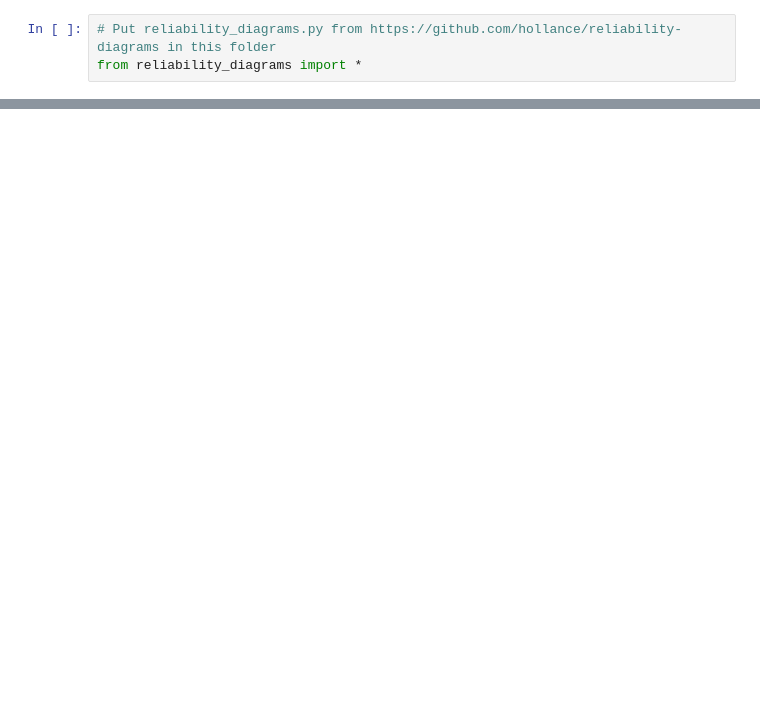
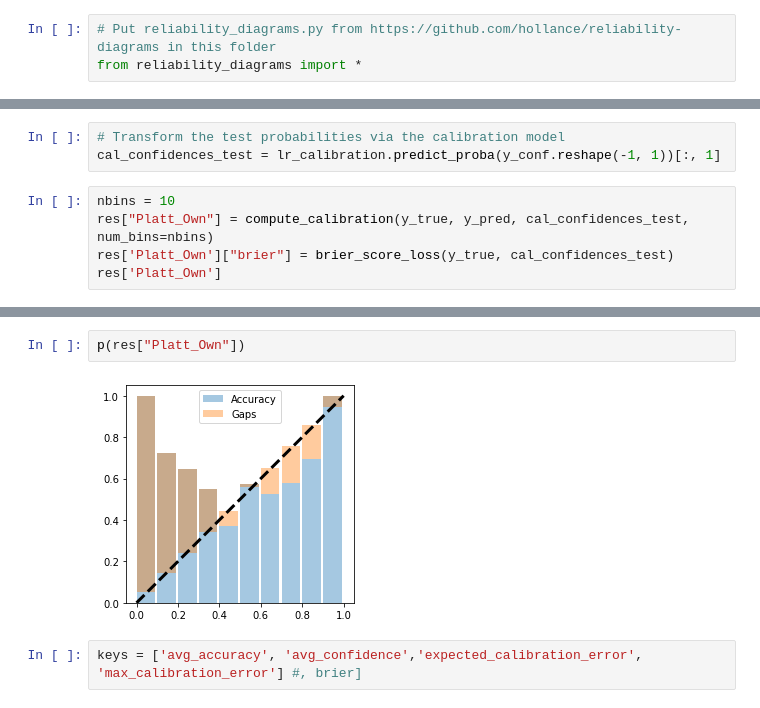
Before and after one commit to code-first-ml/book1, a Jupyter notebook: notebooks/calibration/calibration.ipynb, the cells around one changed output, grey strips where cells are left out. Drawn from its saved outputs; the diff is of its cells as text; blank space fills up the shorter version.

```diff
--- a/notebooks/calibration/calibration.ipynb
+++ b/notebooks/calibration/calibration.ipynb
@@ -175,0 +165,8 @@ abs_gaps.max(), res['max_calibration_error']
+# %%
+# Transform the test probabilities via the calibration model
+cal_confidences_test = lr_calibration.predict_proba(y_conf.reshape(-1, 1))[:, 1]
+# %%
+nbins = 10
+res["Platt_Own"] = compute_calibration(y_true, y_pred, cal_confidences_test, num_bins=nbins)
+res['Platt_Own']["brier"] = brier_score_loss(y_true, cal_confidences_test)
+res['Platt_Own']
@@ -175,0 +185,6 @@ abs_gaps.max(), res['max_calibration_error']
+# %%
+p(res["Platt_Own"])
+# %% [output]
+[figure, added]
+# %%
+keys = ['avg_accuracy', 'avg_confidence','expected_calibration_error', 'max_calibration_error'] #, brier]
```
Also changed, not shown: parts of 43 cells of this notebook.
